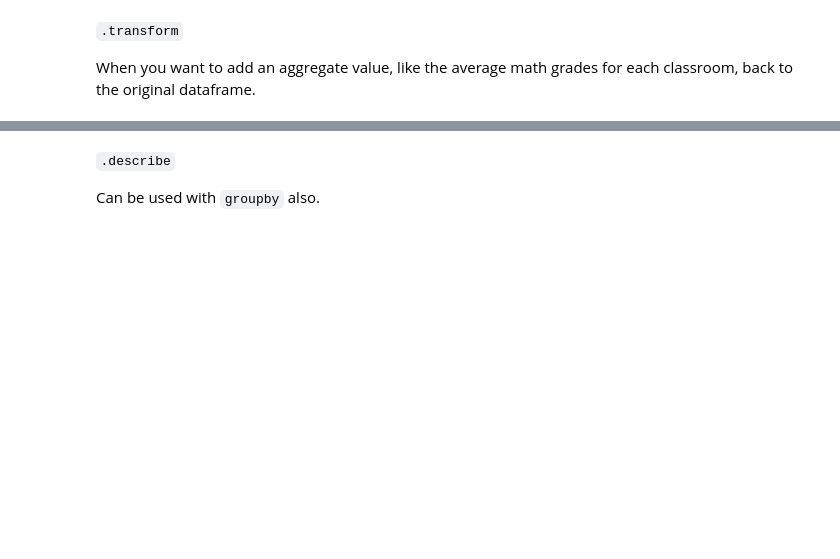
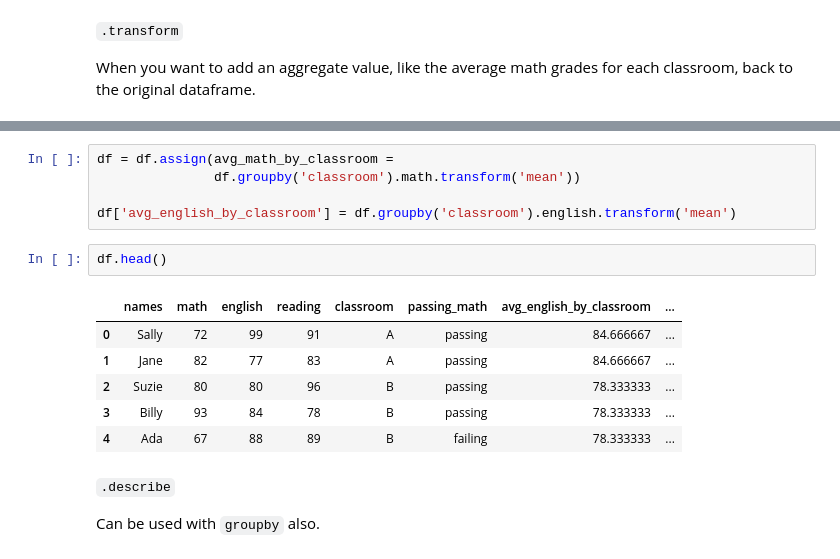
Before and after one commit to CodeupClassroom/noether-data-science-libraries, a Jupyter notebook: pandas_advanced_dataframes_lesson.ipynb, the cells around one changed output, grey strips where cells are left out. Saved outputs shown, nothing was run; the diff lists cells and outputs as text; blank space fills up the shorter version.

```diff
--- a/pandas_advanced_dataframes_lesson.ipynb
+++ b/pandas_advanced_dataframes_lesson.ipynb
@@ -187,3 +394,17 @@ When you want to add an aggregate value, like the average math grades for each c
+# %%
+df = df.assign(avg_math_by_classroom =
+               df.groupby('classroom').math.transform('mean'))
+
+df['avg_english_by_classroom'] = df.groupby('classroom').english.transform('mean')
+# %%
+df.head()
+# %% [output]
+|  | names | math | english | reading | classroom | passing_math | avg_english_by_classroom | ... |
+| 0 | Sally | 72 | 99 | 91 | A | passing | 84.666667 | ... |
+| 1 | Jane | 82 | 77 | 83 | A | passing | 84.666667 | ... |
+| 2 | Suzie | 80 | 80 | 96 | B | passing | 78.333333 | ... |
+| 3 | Billy | 93 | 84 | 78 | B | passing | 78.333333 | ... |
+| 4 | Ada | 67 | 88 | 89 | B | failing | 78.333333 | ... |
 # %% [markdown]
 `.describe`
 
```
Also changed, not shown: parts of 37 cells of this notebook.
